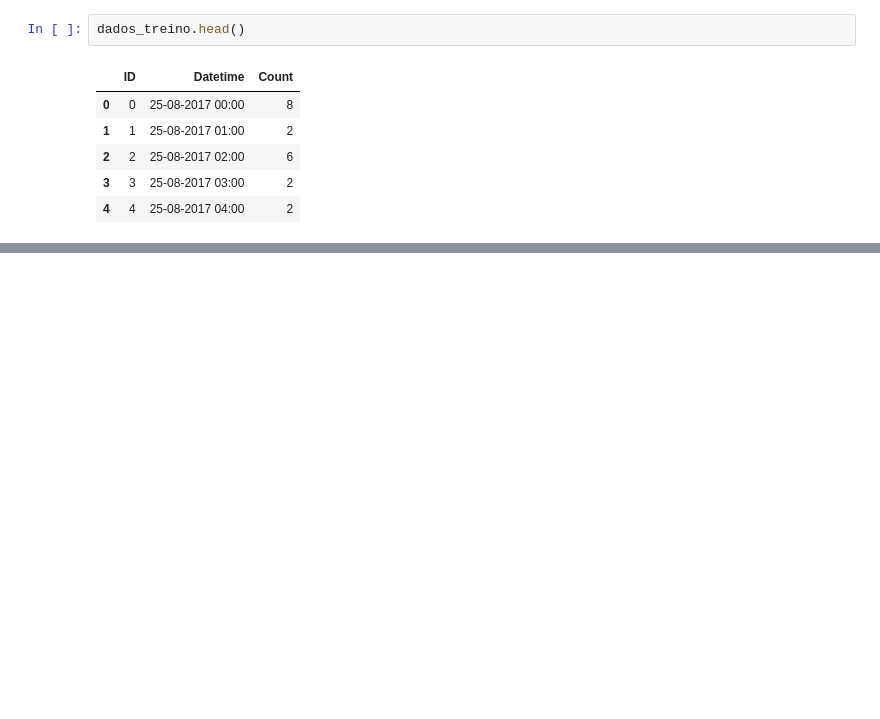
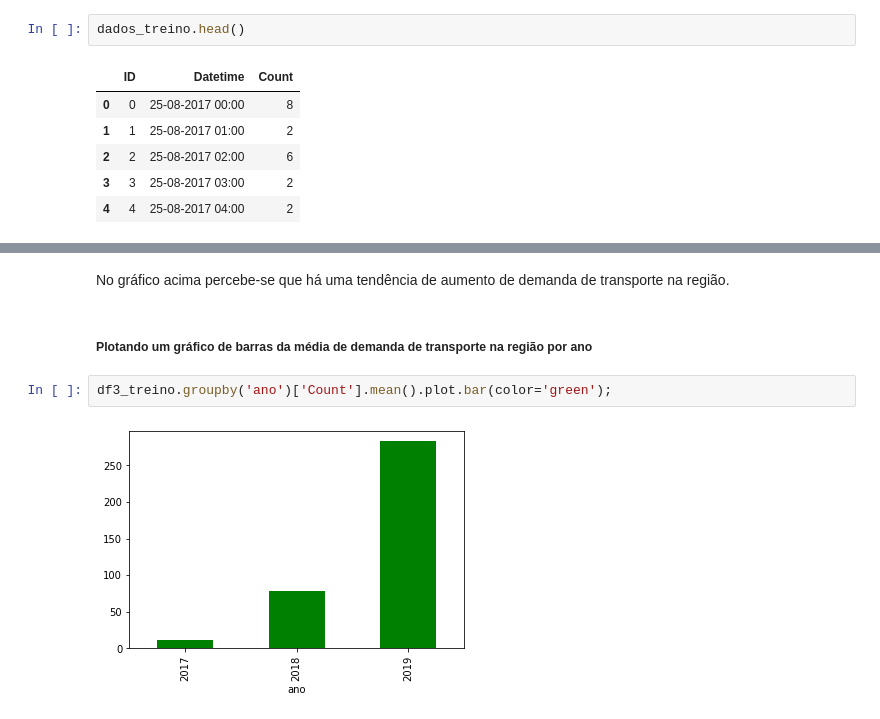
Before and after one commit to RicardoPaganini/HappyMoonVC, a Jupyter notebook: Happy-Moon-VC.ipynb, the cells around one changed output, grey strips where cells are left out. Cells and saved outputs as stored; diff of their text form; blank space fills up the shorter version.

```diff
--- a/Happy-Moon-VC.ipynb
+++ b/Happy-Moon-VC.ipynb
@@ -44,0 +143,8 @@ dados_treino.head()
+# %% [markdown]
+No gráfico acima percebe-se que há uma tendência de aumento de demanda de transporte na região.
+# %% [markdown]
+##### Plotando um gráfico de barras da média de demanda de transporte na região por ano
+# %%
+df3_treino.groupby('ano')['Count'].mean().plot.bar(color='green');
+# %% [output]
+[figure, added]
```
Also changed, not shown: parts of 35 cells of this notebook.
